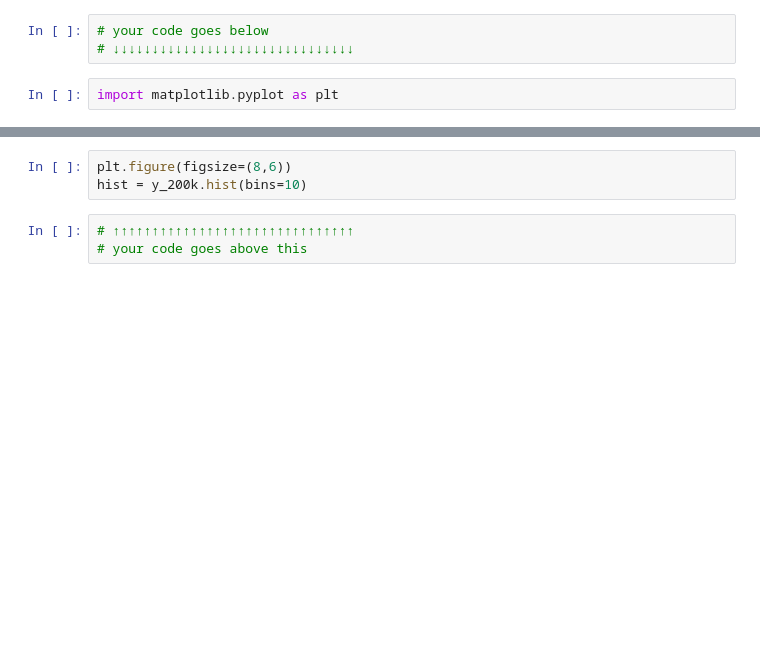
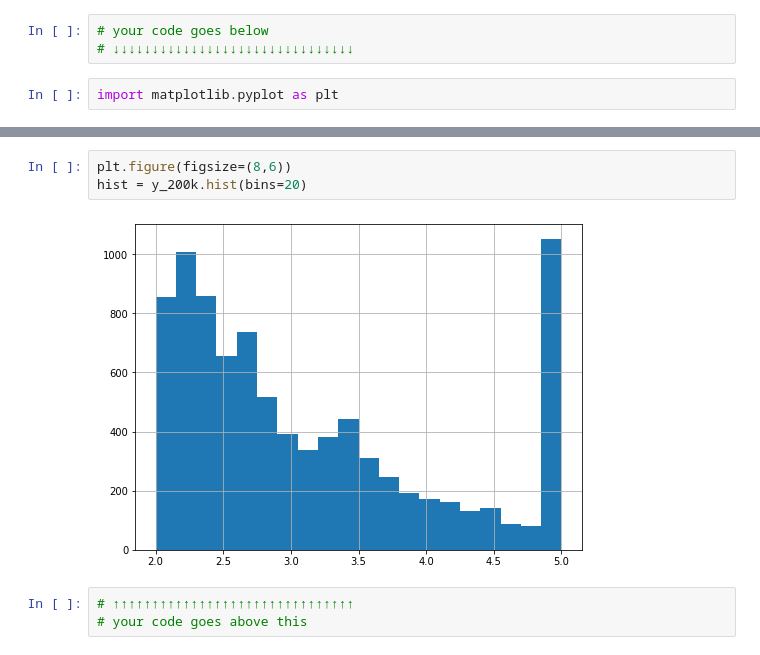
Before and after one commit to ThOliveira23/PH482_582_Sp22, a Jupyter notebook: Exercises/00_Exercise0_Group2_Soeiro_Oliveira.ipynb, the cells around one changed output, grey strips where cells are left out. Saved outputs shown, nothing was run; the diff lists cells and outputs as text; blank space fills up the shorter version.

```diff
--- a/Exercises/00_Exercise0_Group2_Soeiro_Oliveira.ipynb
+++ b/Exercises/00_Exercise0_Group2_Soeiro_Oliveira.ipynb
@@ -232,6 +291,8 @@ hist = X_200k.hist(bins=10)
 # %%
 plt.figure(figsize=(8,6))
-hist = y_200k.hist(bins=10)
+hist = y_200k.hist(bins=20)
+# %% [output]
+[figure, added]
 # %%
 # ↑↑↑↑↑↑↑↑↑↑↑↑↑↑↑↑↑↑↑↑↑↑↑↑↑↑↑↑↑↑↑
 # your code goes above this
```
Also changed, not shown: parts of 21 cells of this notebook, 1 other file.
